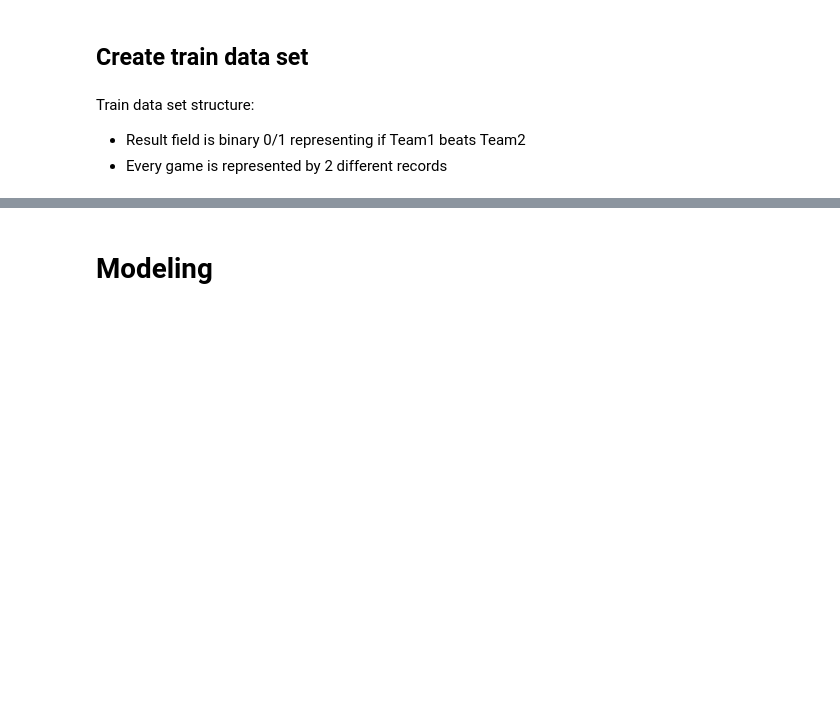
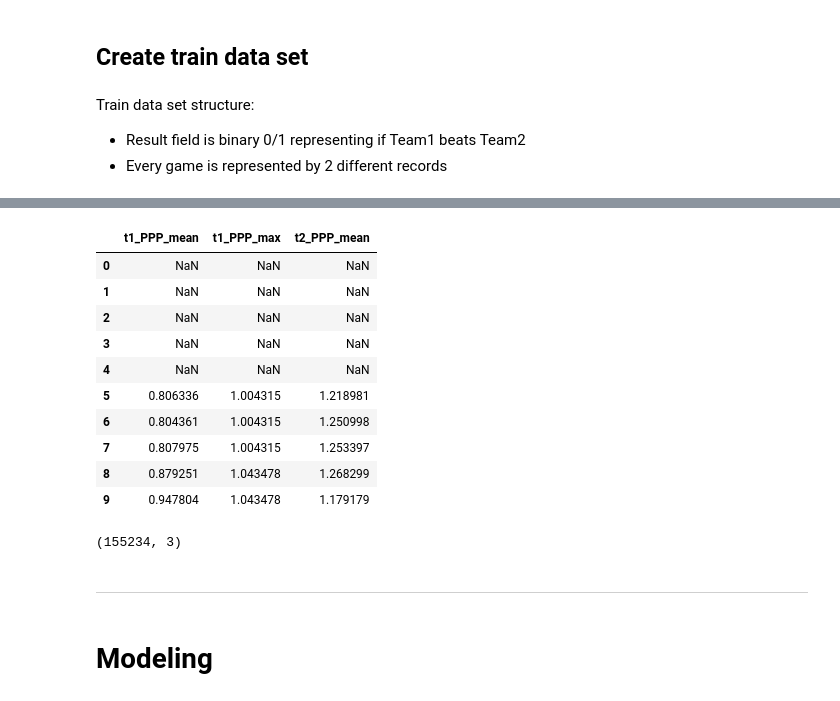
Before and after one commit to jeremypmobley/cbb_data, a Jupyter notebook: Python/cbb_kaggle_2018.ipynb, the cells around one changed output, grey strips where cells are left out. Cells and saved outputs as stored; diff of their text form; code cells hidden in the pictures; blank space fills up the shorter version.

```diff
--- a/Python/cbb_kaggle_2018.ipynb
+++ b/Python/cbb_kaggle_2018.ipynb
@@ -85,2 +122,3 @@ print(train.shape)
 # %%
 train = create_rolling_avg_feature(train, "t1_PPP", num_games=5)
+train = create_rolling_avg_feature(train, "t2_PPP", num_games=5)
@@ -97,0 +125,20 @@ HTML(train[(train['Season']==2017) & (train['t1_TeamID']==1207)].sort_values('Da
+# %%
+num_games = 5
+#train = train.sort_values(['t1_TeamID', 'Season','DayNum']).reset_index()
+agg_funcs = {'t1_PPP':['mean', 'max'], 't2_PPP':['mean']}
+train_metrics_agg = train.groupby(['Season', 't1_TeamID']).shift(1) \
+    .rolling(window=num_games, min_periods=num_games).agg(agg_funcs)
+# %%
+train_metrics_agg.head(10)
+# %% [output]
+|  | t1_PPP_mean | t1_PPP_max | t2_PPP_mean |
+| 0 | NaN | NaN | NaN |
+| 1 | NaN | NaN | NaN |
+| 2 | NaN | NaN | NaN |
+| 3 | NaN | NaN | NaN |
+| 4 | NaN | NaN | NaN |
+| 5 | 0.806336 | 1.004315 | 1.218981 |
+| 6 | 0.804361 | 1.004315 | 1.250998 |
+| 7 | 0.807975 | 1.004315 | 1.253397 |
+| 8 | 0.879251 | 1.043478 | 1.268299 |
+| 9 | 0.947804 | 1.043478 | 1.179179 |
@@ -98,3 +147,9 @@ HTML(train[(train['Season']==2017) & (train['t1_TeamID']==1207)].sort_values('Da
+# %%
+train_metrics_agg.shape
+# %% [output]
+(155234, 3)
+# %% [markdown]
+---
 # %% [markdown]
 # Modeling
 # %% [markdown]
```
Also changed, not shown: parts of 33 cells of this notebook, 1 other file.
